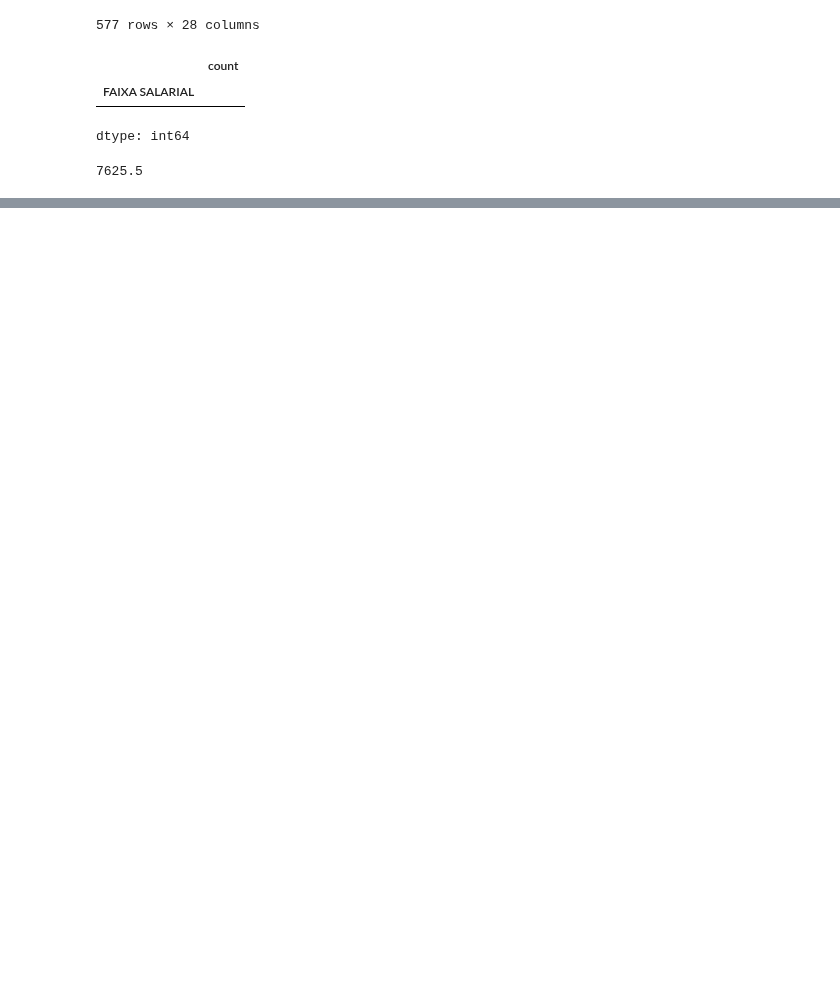
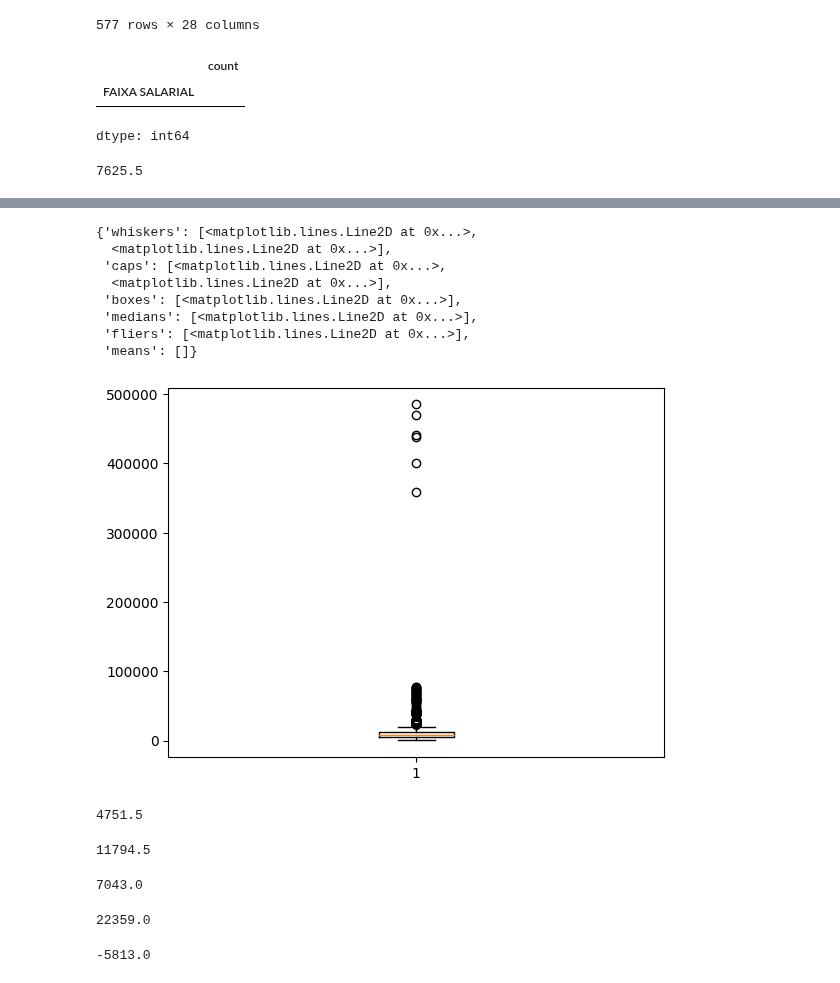
Before and after one commit to VeruscaSilva-Docs/Analise-de-dados-comPython, a Jupyter notebook: analise_dados.ipynb, the cells around one changed output, grey strips where cells are left out. Drawn from its saved outputs; the diff is of its cells as text; code cells hidden in the pictures; blank space fills up the shorter version.

```diff
--- a/analise_dados.ipynb
+++ b/analise_dados.ipynb
@@ -617,0 +647,18 @@ mediana_salario
+# %%
+plt.boxplot(dados['SALARIO'])
+# %% [output]
+{'whiskers': [<matplotlib.lines.Line2D at 0x...>,
+  <matplotlib.lines.Line2D at 0x...>],
+ 'caps': [<matplotlib.lines.Line2D at 0x...>,
+  <matplotlib.lines.Line2D at 0x...>],
+ 'boxes': [<matplotlib.lines.Line2D at 0x...>],
+ 'medians': [<matplotlib.lines.Line2D at 0x...>],
+ 'fliers': [<matplotlib.lines.Line2D at 0x...>],
+ 'means': []}
+[figure, added]
+# %%
+Q1 = dados['SALARIO'].quantile(0.25)
+
+Q1
+# %% [output]
+4751.5
@@ -617,0 +667,20 @@ mediana_salario
+# %%
+Q3 = dados['SALARIO'].quantile(0.75)
+Q3
+# %% [output]
+11794.5
+# %%
+IQR = Q3-Q1
+IQR
+# %% [output]
+7043.0
+# %%
+lin_superior = Q3 +(1.5*IQR)
+lin_superior
+# %% [output]
+22359.0
+# %%
+lin_inferior = Q1 - (1.5*IQR)
+lin_inferior
+# %% [output]
+-5813.0
```
Also changed, not shown: parts of 16 cells of this notebook.
